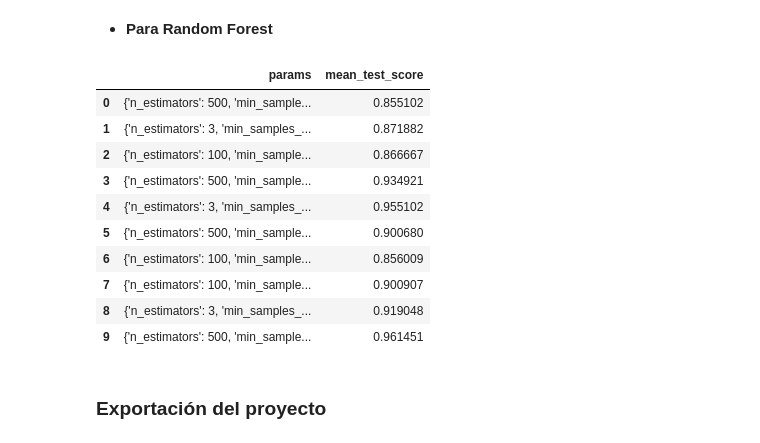
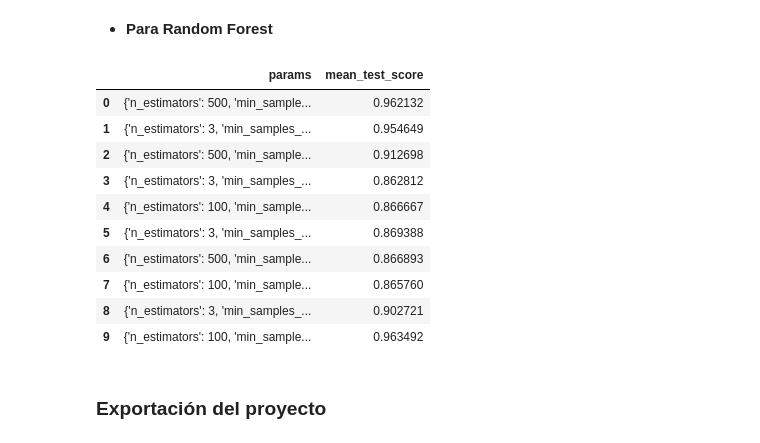
Before and after one commit to JavierBurgos-web/ANALYTICS_lll_First_Project, a Jupyter notebook: 3_Modelos.ipynb, the cells around one changed output. Saved outputs shown, nothing was run; the diff lists cells and outputs as text; code cells hidden in the pictures.

```diff
--- a/3_Modelos.ipynb
+++ b/3_Modelos.ipynb
@@ -279,7 +280,7 @@ param_grid = [{'max_depth': [3, 5, 7, 9, 11, None],
                'min_samples_leaf': [1, 5, 10, 20]}]
 
 tun_rtree = RandomizedSearchCV(m_rtree, param_distributions=param_grid, n_iter=10, scoring="accuracy")
-tun_rtree.fit(X, y)
+tun_rtree.fit(X2, y)
 
 pd.set_option('display.max_colwidth', 100)
 resultados = tun_rtree.cv_results_
@@ -305,30 +306,30 @@ rtree_final = tun_rtree.best_estimator_ ### Guardar el modelo con hyperparameter
 # %%
 param_grid = [{'n_estimators': [3, 500, 100], 'max_features': [5,20],
                'min_samples_split': [100, 20, 5]}]
 
 tun_rf=RandomizedSearchCV(m_rf,param_distributions=param_grid,n_iter=10,scoring="accuracy")
-tun_rf.fit(X,y)
+tun_rf.fit(X2,y)
 ### se comenta porque toma mucho tiempo en ejecutar
 
 pd.set_option('display.max_colwidth', 100)
 resultados=tun_rf.cv_results_
 tun_rf.best_params_
 pd_resultados=pd.DataFrame(resultados)
 pd_resultados[["params","mean_test_score"]].sort_values(by="mean_test_score", ascending=False)
 display(pd_resultados[["params", "mean_test_score"]])
 rf_final=tun_rf.best_estimator_ ### Guardar el modelo con hyperparameter tunning
 # %% [output]
 |  | params | mean_test_score |
-| 0 | {'n_estimators': 500, 'min_sample... | 0.855102 |
-| 1 | {'n_estimators': 3, 'min_samples_... | 0.871882 |
-| 2 | {'n_estimators': 100, 'min_sample... | 0.866667 |
-| 3 | {'n_estimators': 500, 'min_sample... | 0.934921 |
-| 4 | {'n_estimators': 3, 'min_samples_... | 0.955102 |
-| 5 | {'n_estimators': 500, 'min_sample... | 0.900680 |
-| 6 | {'n_estimators': 100, 'min_sample... | 0.856009 |
-| 7 | {'n_estimators': 100, 'min_sample... | 0.900907 |
-| 8 | {'n_estimators': 3, 'min_samples_... | 0.919048 |
-| 9 | {'n_estimators': 500, 'min_sample... | 0.961451 |
+| 0 | {'n_estimators': 500, 'min_sample... | 0.962132 |
+| 1 | {'n_estimators': 3, 'min_samples_... | 0.954649 |
+| 2 | {'n_estimators': 500, 'min_sample... | 0.912698 |
+| 3 | {'n_estimators': 3, 'min_samples_... | 0.862812 |
+| 4 | {'n_estimators': 100, 'min_sample... | 0.866667 |
+| 5 | {'n_estimators': 3, 'min_samples_... | 0.869388 |
+| 6 | {'n_estimators': 500, 'min_sample... | 0.866893 |
+| 7 | {'n_estimators': 100, 'min_sample... | 0.865760 |
+| 8 | {'n_estimators': 3, 'min_samples_... | 0.902721 |
+| 9 | {'n_estimators': 100, 'min_sample... | 0.963492 |
 # %% [markdown]
 ### **Exportación del proyecto**
 # %%
```
Also changed, not shown: parts of 18 cells of this notebook.
